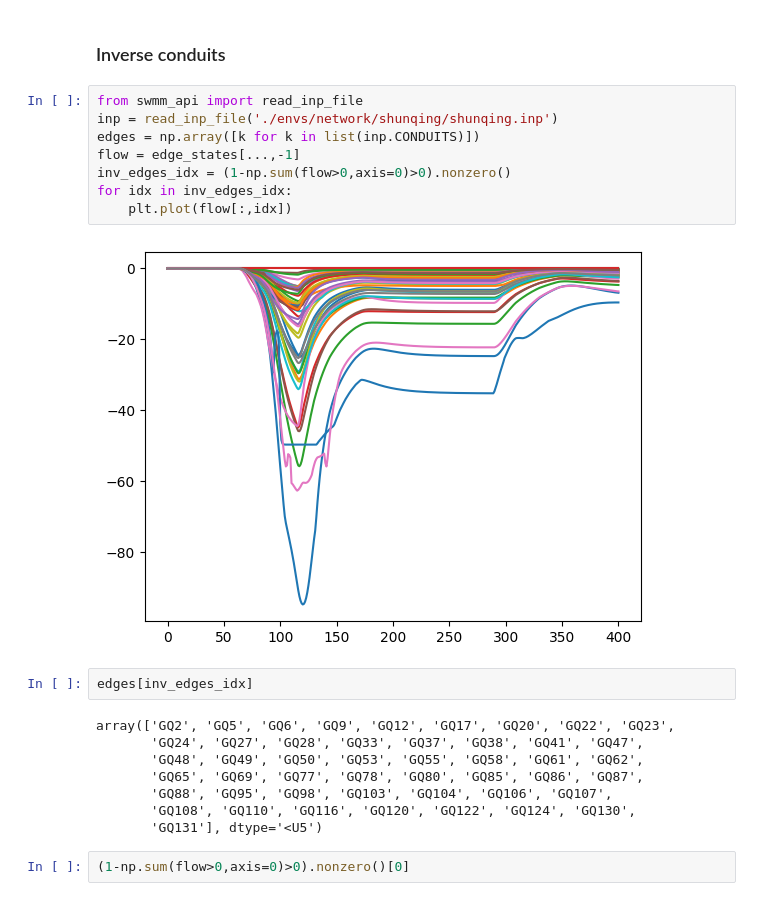
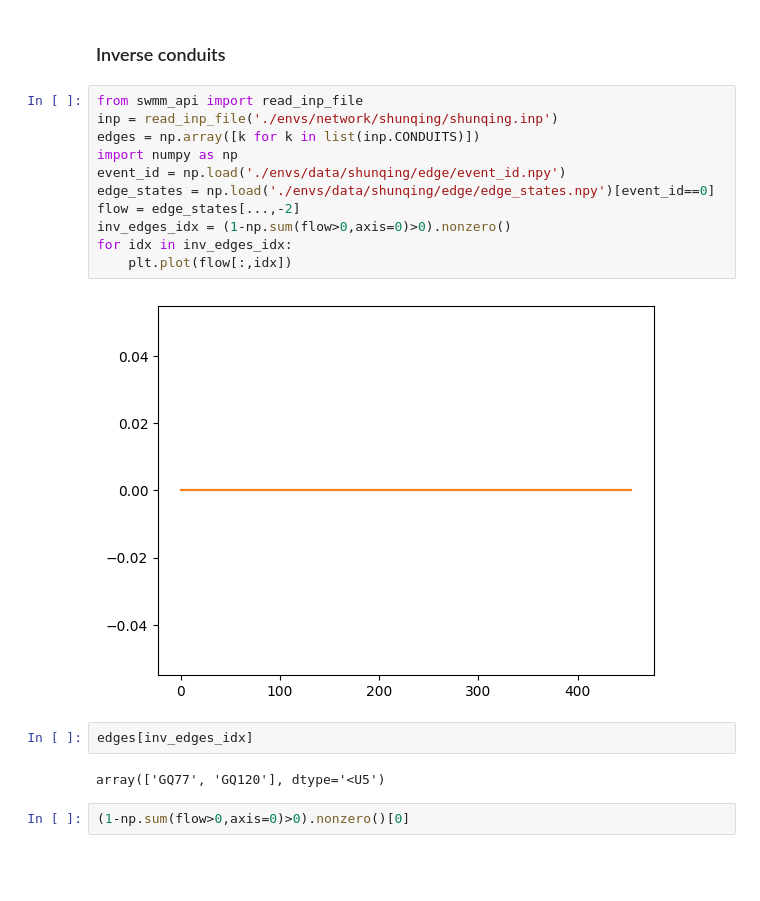
Before and after one commit to Zhiyu014/GNN-UDS, a Jupyter notebook: surrogate/test.ipynb, the cells around one changed output. Cells and saved outputs as stored; diff of their text form; blank space fills up the shorter version.

Commit message:
Inverse bug fixed again for shunqing

```diff
--- a/surrogate/test.ipynb
+++ b/surrogate/test.ipynb
@@ -267,23 +257,20 @@ Length: 401, dtype: float64
 # %%
 from swmm_api import read_inp_file
 inp = read_inp_file('./envs/network/shunqing/shunqing.inp')
 edges = np.array([k for k in list(inp.CONDUITS)])
-flow = edge_states[...,-1]
+import numpy as np
+event_id = np.load('./envs/data/shunqing/edge/event_id.npy')
+edge_states = np.load('./envs/data/shunqing/edge/edge_states.npy')[event_id==0]
+flow = edge_states[...,-2]
 inv_edges_idx = (1-np.sum(flow>0,axis=0)>0).nonzero()
 for idx in inv_edges_idx:
     plt.plot(flow[:,idx])
 # %% [output]
-[figure, old version]
+[figure, new version]
 # %%
 edges[inv_edges_idx]
 # %% [output]
-array(['GQ2', 'GQ5', 'GQ6', 'GQ9', 'GQ12', 'GQ17', 'GQ20', 'GQ22', 'GQ23',
-       'GQ24', 'GQ27', 'GQ28', 'GQ33', 'GQ37', 'GQ38', 'GQ41', 'GQ47',
-       'GQ48', 'GQ49', 'GQ50', 'GQ53', 'GQ55', 'GQ58', 'GQ61', 'GQ62',
-       'GQ65', 'GQ69', 'GQ77', 'GQ78', 'GQ80', 'GQ85', 'GQ86', 'GQ87',
-       'GQ88', 'GQ95', 'GQ98', 'GQ103', 'GQ104', 'GQ106', 'GQ107',
-       'GQ108', 'GQ110', 'GQ116', 'GQ120', 'GQ122', 'GQ124', 'GQ130',
-       'GQ131'], dtype='<U5')
+array(['GQ77', 'GQ120'], dtype='<U5')
 # %%
 (1-np.sum(flow>0,axis=0)>0).nonzero()[0]
 # %% [output]
```
Also changed, not shown: parts of 11 cells of this notebook, 7 other files.
